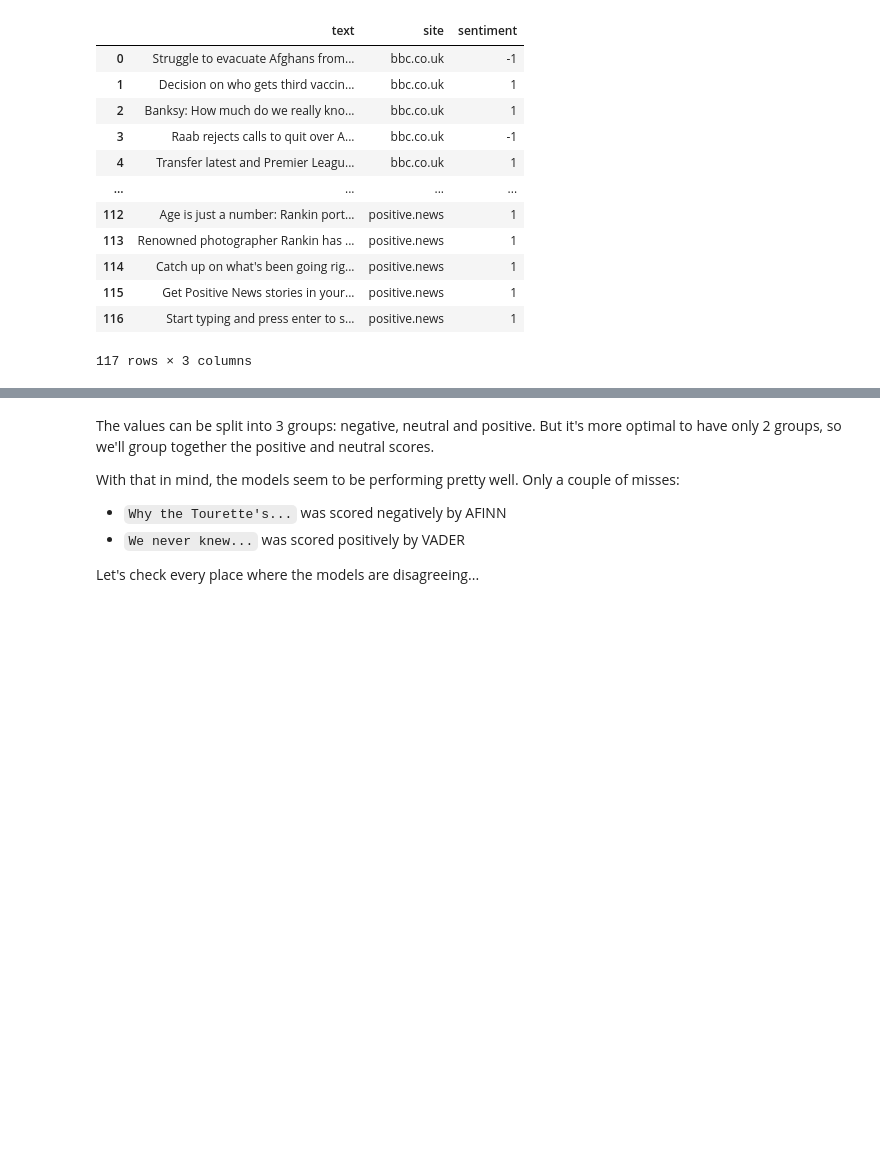
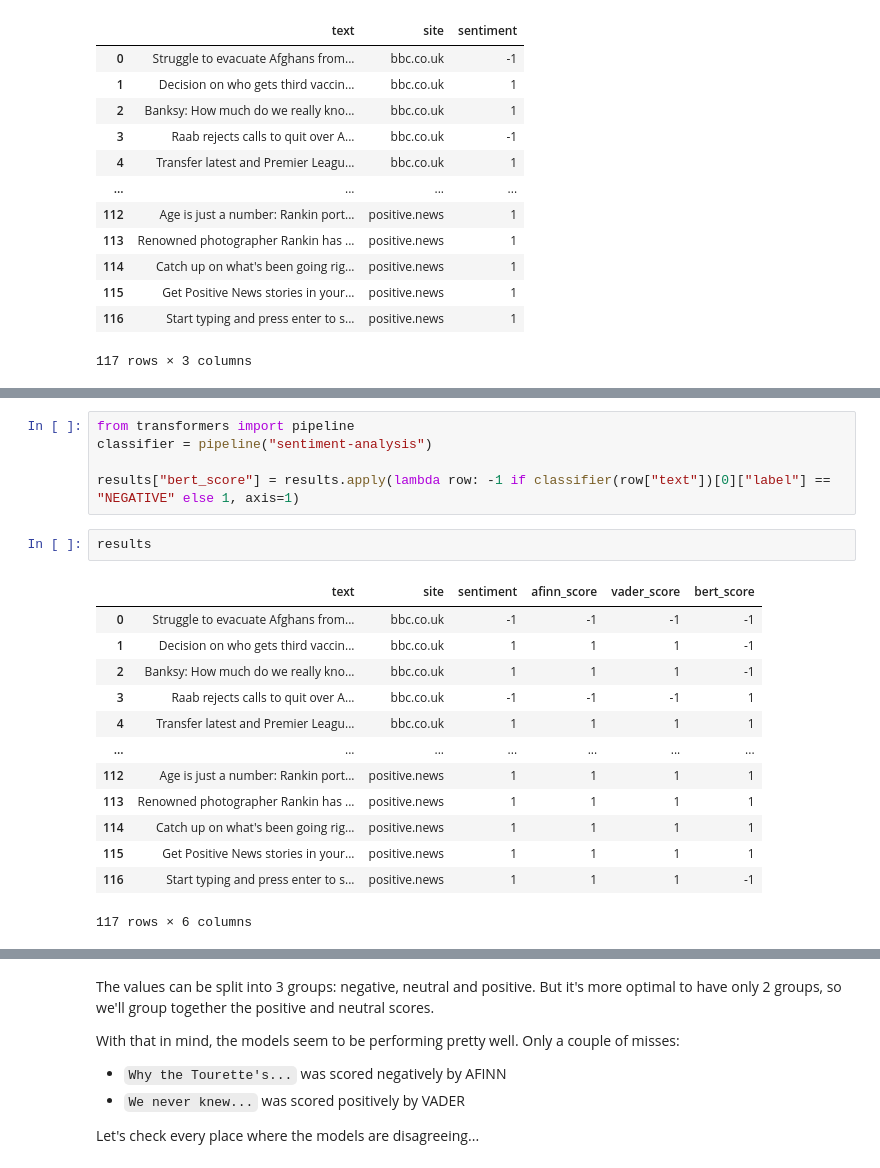
Before and after one commit to mihailthebuilder/bright-news-backend, a Jupyter notebook: research/model.ipynb, the cells around one changed output, grey strips where cells are left out. Saved outputs shown, nothing was run; the diff lists cells and outputs as text; blank space fills up the shorter version.

```diff
--- a/research/model.ipynb
+++ b/research/model.ipynb
@@ -20,0 +47,21 @@ results
+# %%
+from transformers import pipeline
+classifier = pipeline("sentiment-analysis")
+
+results["bert_score"] = results.apply(lambda row: -1 if classifier(row["text"])[0]["label"] == "NEGATIVE" else 1, axis=1)
+# %%
+results
+# %% [output]
+|  | text | site | sentiment | afinn_score | vader_score | bert_score |
+| 0 | Struggle to evacuate Afghans from... | bbc.co.uk | -1 | -1 | -1 | -1 |
+| 1 | Decision on who gets third vaccin... | bbc.co.uk | 1 | 1 | 1 | -1 |
+| 2 | Banksy: How much do we really kno... | bbc.co.uk | 1 | 1 | 1 | -1 |
+| 3 | Raab rejects calls to quit over A... | bbc.co.uk | -1 | -1 | -1 | 1 |
+| 4 | Transfer latest and Premier Leagu... | bbc.co.uk | 1 | 1 | 1 | 1 |
+| ... | ... | ... | ... | ... | ... | ... |
+| 112 | Age is just a number: Rankin port... | positive.news | 1 | 1 | 1 | 1 |
+| 113 | Renowned photographer Rankin has ... | positive.news | 1 | 1 | 1 | 1 |
+| 114 | Catch up on what's been going rig... | positive.news | 1 | 1 | 1 | 1 |
+| 115 | Get Positive News stories in your... | positive.news | 1 | 1 | 1 | 1 |
+| 116 | Start typing and press enter to s... | positive.news | 1 | 1 | 1 | -1 |
+117 rows × 6 columns
```
Also changed, not shown: parts of 6 cells of this notebook, 1 other file.
